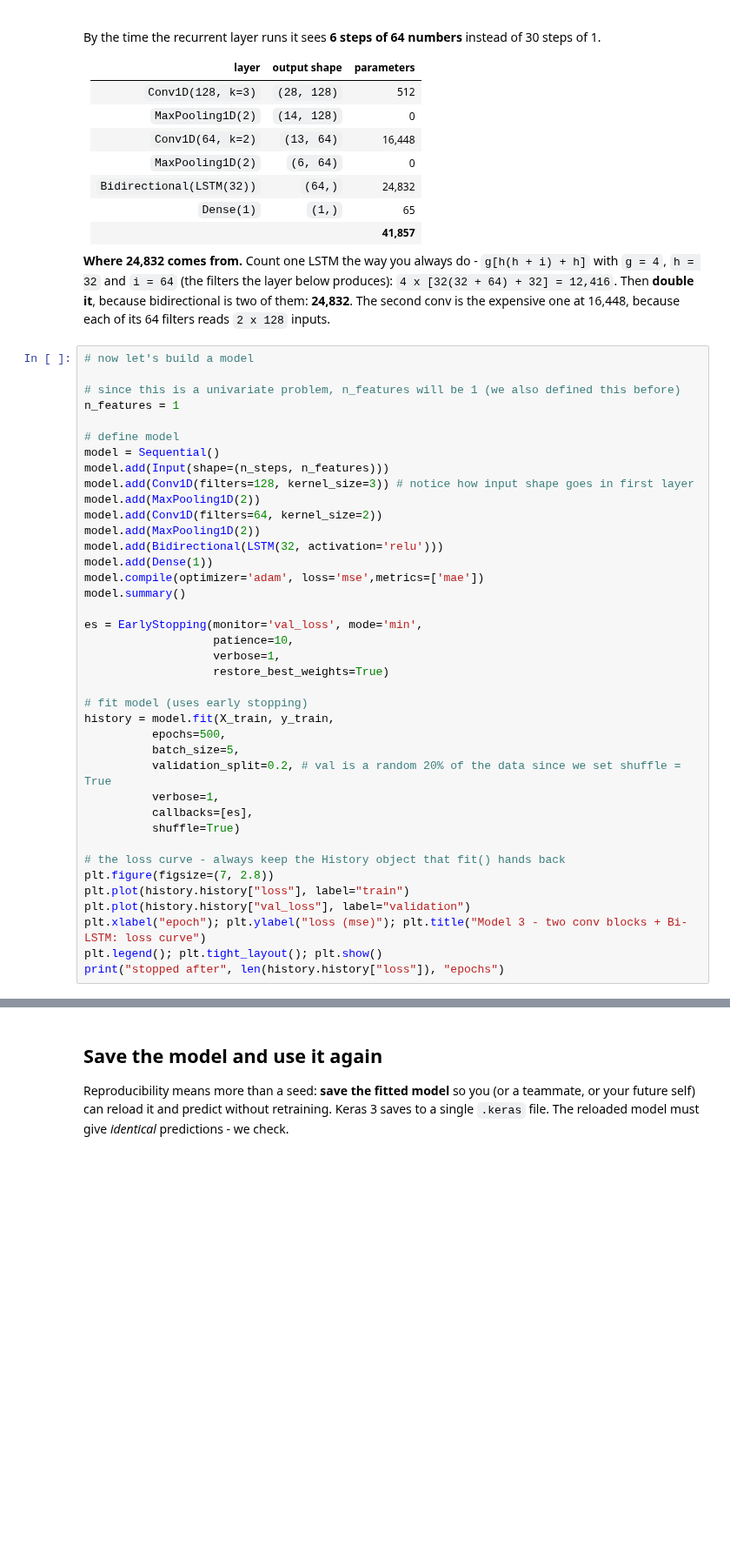
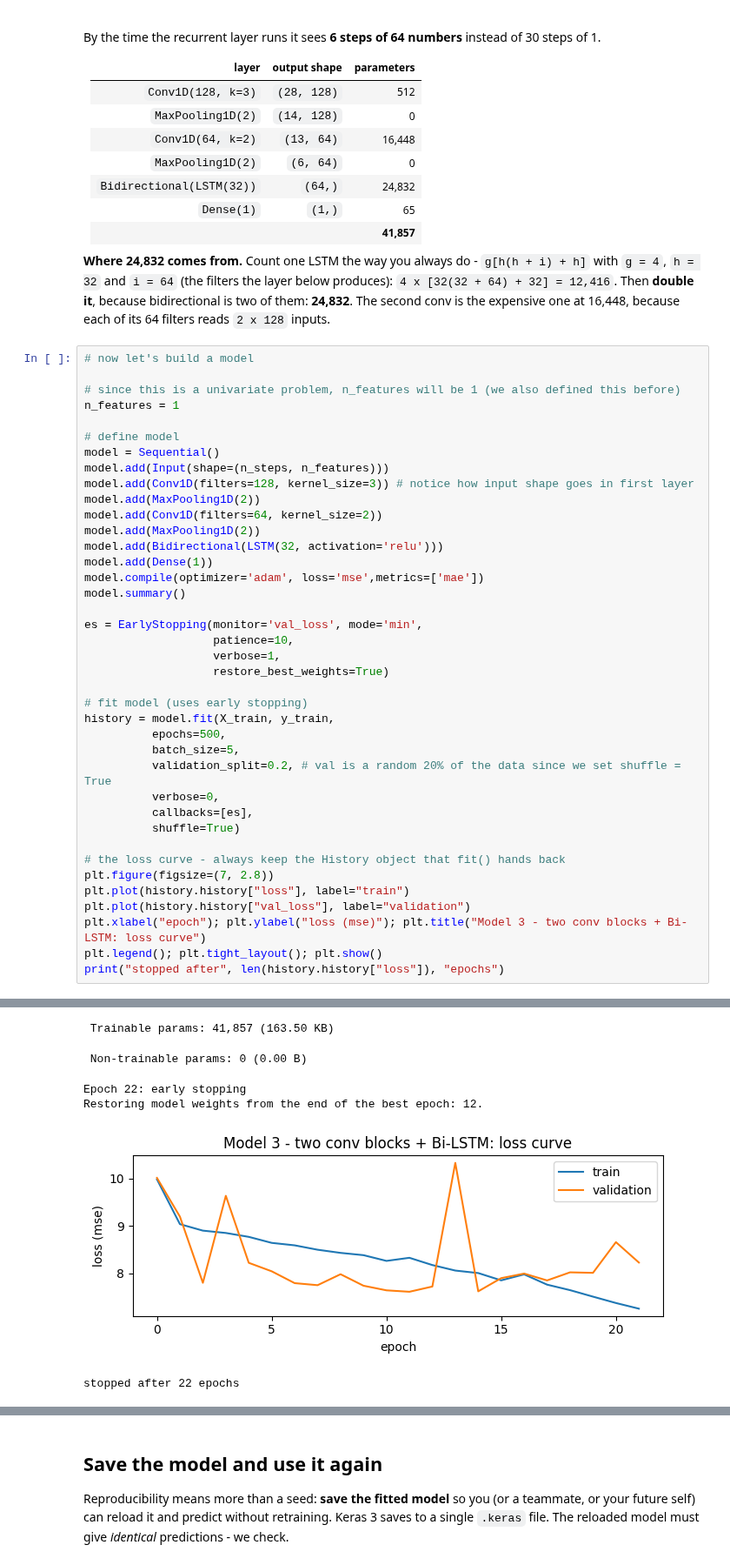
Before and after one commit to drdave-teaching/OPIM5509-notebooks, a Jupyter notebook: Module4/A2_Univariate_Temperature_Advanced.ipynb, the cells around one changed output, grey strips where cells are left out. Shown at 87% size. Cells and saved outputs as stored; diff of their text form; blank space fills up the shorter version.

```diff
--- a/Module4/A2_Univariate_Temperature_Advanced.ipynb
+++ b/Module4/A2_Univariate_Temperature_Advanced.ipynb
@@ -436,7 +481,7 @@ history = model.fit(X_train, y_train,
           epochs=500,
           batch_size=5,
           validation_split=0.2, # val is a random 20% of the data since we set shuffle = True
-          verbose=1,
+          verbose=0,
           callbacks=[es],
           shuffle=True)
 
@@ -447,3 +492,4 @@ plt.plot(history.history["val_loss"], label="validation")
 plt.xlabel("epoch"); plt.ylabel("loss (mse)"); plt.title("Model 3 - two conv blocks + Bi-LSTM: loss curve")
 plt.legend(); plt.tight_layout(); plt.show()
 print("stopped after", len(history.history["loss"]), "epochs")
+# %% [output]
@@ -450,3 +513,9 @@ print("stopped after", len(history.history["loss"]), "epochs")
+ Trainable params: 41,857 (163.50 KB)
+ Non-trainable params: 0 (0.00 B)
+Epoch 22: early stopping
+Restoring model weights from the end of the best epoch: 12.
+[figure, added]
+stopped after 22 epochs
 # %%
 # show scatterplots of actual vs. predicted for train and test
 # make a prediction
```
Also changed, not shown: parts of 9 cells of this notebook, 1 other file.
